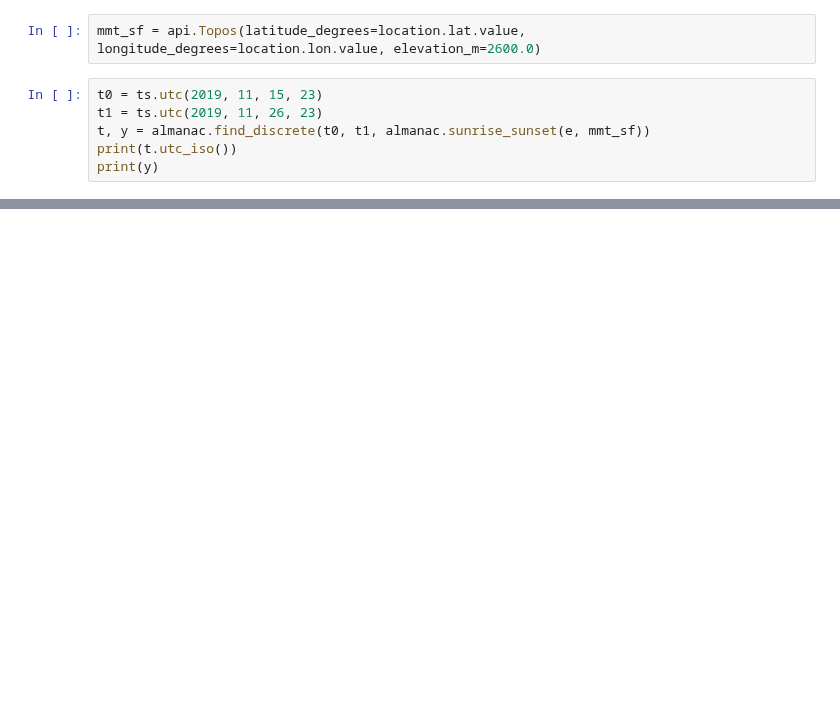
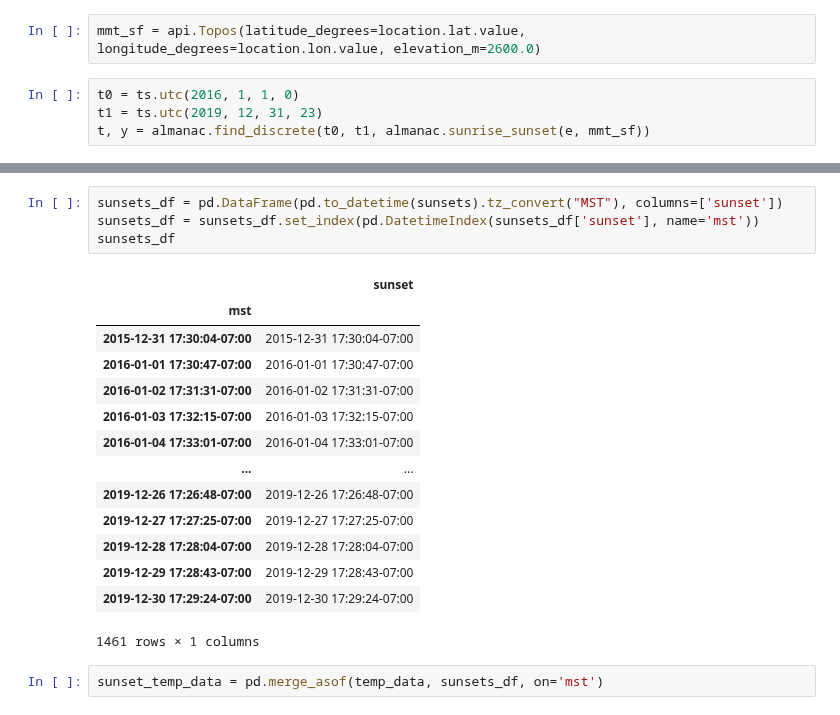
Before and after one commit to tepickering/HALcoll, a Jupyter notebook: notebooks/sunset_temp.ipynb, the cells around one changed output, grey strips where cells are left out. Drawn from its saved outputs; the diff is of its cells as text; blank space fills up the shorter version.

```diff
--- a/notebooks/sunset_temp.ipynb
+++ b/notebooks/sunset_temp.ipynb
@@ -65,8 +66,6 @@ from skyfield import almanac
 # %%
 mmt_sf = api.Topos(latitude_degrees=location.lat.value, longitude_degrees=location.lon.value, elevation_m=2600.0)
 # %%
-t0 = ts.utc(2019, 11, 15, 23)
-t1 = ts.utc(2019, 11, 26, 23)
+t0 = ts.utc(2016, 1, 1, 0)
+t1 = ts.utc(2019, 12, 31, 23)
 t, y = almanac.find_discrete(t0, t1, almanac.sunrise_sunset(e, mmt_sf))
-print(t.utc_iso())
-print(y)
@@ -150,0 +103,21 @@ array(['2019-11-16T00:24:23Z', '2019-11-16T13:52:25Z',
+# %%
+sunsets_df = pd.DataFrame(pd.to_datetime(sunsets).tz_convert("MST"), columns=['sunset'])
+sunsets_df = sunsets_df.set_index(pd.DatetimeIndex(sunsets_df['sunset'], name='mst'))
+sunsets_df
+# %% [output]
+|  | sunset |
+| mst |  |
+| 2015-12-31 17:30:04-07:00 | 2015-12-31 17:30:04-07:00 |
+| 2016-01-01 17:30:47-07:00 | 2016-01-01 17:30:47-07:00 |
+| 2016-01-02 17:31:31-07:00 | 2016-01-02 17:31:31-07:00 |
+| 2016-01-03 17:32:15-07:00 | 2016-01-03 17:32:15-07:00 |
+| 2016-01-04 17:33:01-07:00 | 2016-01-04 17:33:01-07:00 |
+| ... | ... |
+| 2019-12-26 17:26:48-07:00 | 2019-12-26 17:26:48-07:00 |
+| 2019-12-27 17:27:25-07:00 | 2019-12-27 17:27:25-07:00 |
+| 2019-12-28 17:28:04-07:00 | 2019-12-28 17:28:04-07:00 |
+| 2019-12-29 17:28:43-07:00 | 2019-12-29 17:28:43-07:00 |
+| 2019-12-30 17:29:24-07:00 | 2019-12-30 17:29:24-07:00 |
+1461 rows × 1 columns
+# %%
+sunset_temp_data = pd.merge_asof(temp_data, sunsets_df, on='mst')
```
Also changed, not shown: parts of 20 cells of this notebook, 1 other file.
